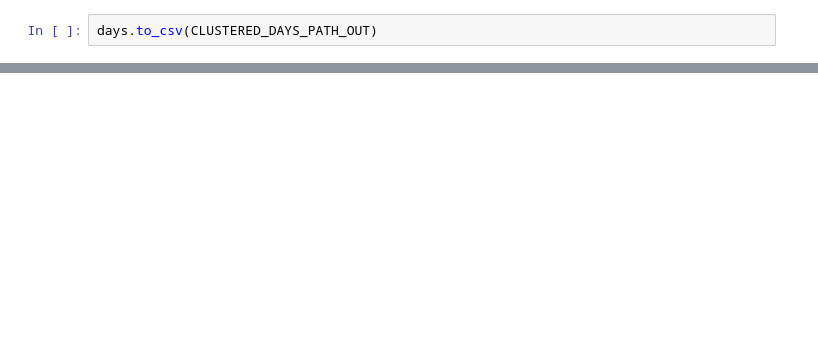
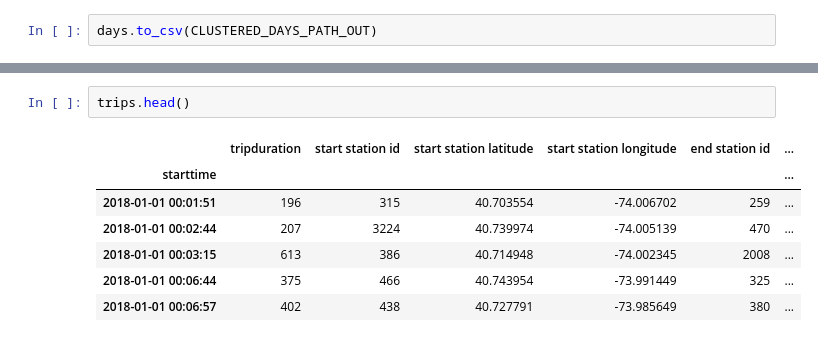
Before and after one commit to RafalKucharskiPK/clustering_mobility_data, a Jupyter notebook: nb.ipynb, the cells around one changed output, grey strips where cells are left out. Cells and saved outputs as stored; diff of their text form; blank space fills up the shorter version.

```diff
--- a/nb.ipynb
+++ b/nb.ipynb
@@ -149 +64,11 @@ l
+# %%
+trips.head()
+# %% [output]
+|  | tripduration | start station id | start station latitude | start station longitude | end station id | ... |
+| starttime |  |  |  |  |  | ... |
+| 2018-01-01 00:01:51 | 196 | 315 | 40.703554 | -74.006702 | 259 | ... |
+| 2018-01-01 00:02:44 | 207 | 3224 | 40.739974 | -74.005139 | 470 | ... |
+| 2018-01-01 00:03:15 | 613 | 386 | 40.714948 | -74.002345 | 2008 | ... |
+| 2018-01-01 00:06:44 | 375 | 466 | 40.743954 | -73.991449 | 325 | ... |
+| 2018-01-01 00:06:57 | 402 | 438 | 40.727791 | -73.985649 | 380 | ... |
 # %%
```
Also changed, not shown: parts of 20 cells of this notebook.
